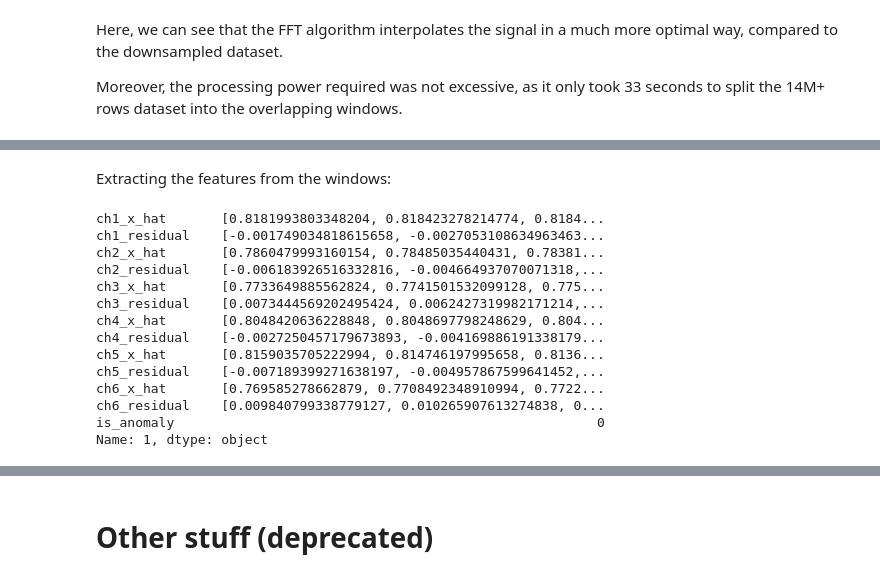
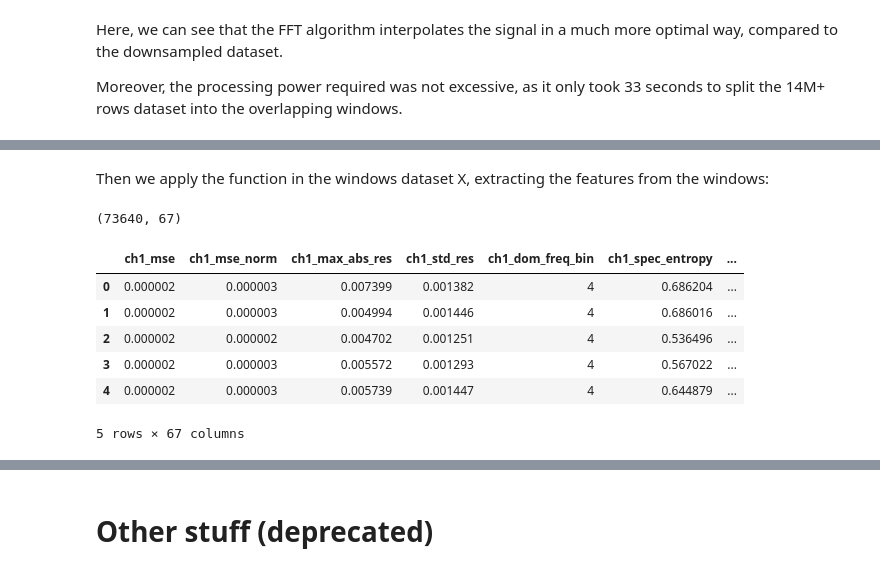
Before and after one commit to ZeIcaro/esa-anomaly-challenge, a Jupyter notebook: TP01.ipynb, the cells around one changed output, grey strips where cells are left out. Cells and saved outputs as stored; diff of their text form; code cells hidden in the pictures.

```diff
--- a/TP01.ipynb
+++ b/TP01.ipynb
@@ -661,30 +662,38 @@ def extract_features_from_window_v1(window):
         x_hat, r = fft_reconstruct(data)
 
         features[f"ch{i+1}_mse"] = np.mean(r**2)
-        features[f"ch{i+1}_rmse"] = np.sqrt(features['mse'])
-        features[f"ch{i+1}_mse_norm"] = features['mse'] / (np.mean(data**2) + 1e-12)
+        # features[f"ch{i+1}_rmse"] = np.sqrt(features['mse'])
+        features[f"ch{i+1}_mse_norm"] = np.mean(r**2) / (np.mean(data**2) + 1e-12)
         features[f"ch{i+1}_max_abs_res"] = np.max(np.abs(r))
         features[f"ch{i+1}_std_res"] = np.std(r)
-        features[f"ch{i+1}_skew_res"] = skew(r)
-        features[f"ch{i+1}_kurtosis_res"] = kurtosis(r)
-        features[f"ch{i+1}_res_energy_ratio"] = np.sum(r**2) / (np.sum(data**2) + 1e-12)
+        # features[f"ch{i+1}_skew_res"] = skew(r)
+        # features[f"ch{i+1}_kurtosis_res"] = kurtosis(r)
+        # features[f"ch{i+1}_res_energy_ratio"] = np.sum(r**2) / (np.sum(data**2) + 1e-12)
 
-        # Additional features
+        # Key Frequency Features
         result = fft_features_normalized(data)
-        dom_freq_bin = result['dom_freq_bin']
-        energy = result['energy']
-        spec_entropy = result['spec_entropy']
-        cycles_per_window = result['dom_freq_cycles_per_window']
 
-        features[f"ch{i+1}_dom_freq_bin"] = dom_freq_bin
-        features[f"ch{i+1}_energy"] = energy
-        features[f"ch{i+1}_spec_entropy"] = spec_entropy
-        features[f"ch{i+1}_cycles_per_window"] = cycles_per_window
+        features[f"ch{i+1}_dom_freq_bin"] = result['dom_freq_bin']
+        features[f"ch{i+1}_spec_entropy"] = result['spec_entropy']
+        features[f"ch{i+1}_cycles_per_window"] = result['dom_freq_cycles_per_window']
+        # features[f"ch{i+1}_energy"] = result['energy']
 
 
-        # slope/derivative feature
+        # Slope/derivative feature
+        derivative = np.diff(data)
+        features[f"ch{i+1}_max_abs_derivative"] = np.max(np.abs(derivative))
+        features[f"ch{i+1}_std_derivative"] = np.std(derivative)
 
-        # reconstruction energy ratio
+        second_derivative = np.diff(derivative)
+        features[f"ch{i+1}_max_abs_2nd_deriv"] = np.max(np.abs(second_derivative))
 
+        # Energy ratio
+        fft_vals = rfft(data)
+        power_spectrum = np.abs(fft_vals)**2
+        total_energy = np.sum(power_spectrum)
+
+        k_fixed = min(5, len(fft_vals))
+        top_5_energy = np.sum(np.sort(power_spectrum)[-k_fixed:])
+        features[f"ch{i+1}_energy_ratio_top5"] = top_5_energy / (total_energy + 1e-12)
 
     return features
@@ -723,5 +700,5 @@ def extract_features_from_window_v2(window):
 # %% [markdown]
-Extracting the features from the windows:
+Then we apply the function in the windows dataset X, extracting the features from the windows:
 # %%
 feature_rows = []
 for window in X:
@@ -730,20 +707,17 @@ for window in X:
 
 X_features = pd.DataFrame(feature_rows)
 X_features['is_anomaly'] = y
+# %%
+X_features.shape
+# %% [output]
+(73640, 67)
 # %%
-X_features.iloc[1]
+X_features.head()
 # %% [output]
+|  | ch1_mse | ch1_mse_norm | ch1_max_abs_res | ch1_std_res | ch1_dom_freq_bin | ch1_spec_entropy | ... |
+| 0 | 0.000002 | 0.000003 | 0.007399 | 0.001382 | 4 | 0.686204 | ... |
+| 1 | 0.000002 | 0.000003 | 0.004994 | 0.001446 | 4 | 0.686016 | ... |
+| 2 | 0.000002 | 0.000002 | 0.004702 | 0.001251 | 4 | 0.536496 | ... |
+| 3 | 0.000002 | 0.000003 | 0.005572 | 0.001293 | 4 | 0.567022 | ... |
+| 4 | 0.000002 | 0.000003 | 0.005739 | 0.001447 | 4 | 0.644879 | ... |
-ch1_x_hat       [0.8181993803348204, 0.818423278214774, 0.8184...
-ch1_residual    [-0.001749034818615658, -0.0027053108634963463...
-ch2_x_hat       [0.7860479993160154, 0.78485035440431, 0.78381...
-ch2_residual    [-0.006183926516332816, -0.004664937070071318,...
-ch3_x_hat       [0.7733649885562824, 0.7741501532099128, 0.775...
-ch3_residual    [0.0073444569202495424, 0.0062427319982171214,...
-ch4_x_hat       [0.8048420636228848, 0.8048697798248629, 0.804...
-ch4_residual    [-0.0027250457179673893, -0.004169886191338179...
-ch5_x_hat       [0.8159035705222994, 0.814746197995658, 0.8136...
-ch5_residual    [-0.007189399271638197, -0.004957867599641452,...
-ch6_x_hat       [0.769585278662879, 0.7708492348910994, 0.7722...
-ch6_residual    [0.009840799338779127, 0.010265907613274838, 0...
-is_anomaly                                                      0
-Name: 1, dtype: object
+5 rows × 67 columns
```
Also changed, not shown: parts of 30 cells of this notebook, 2 other files.
